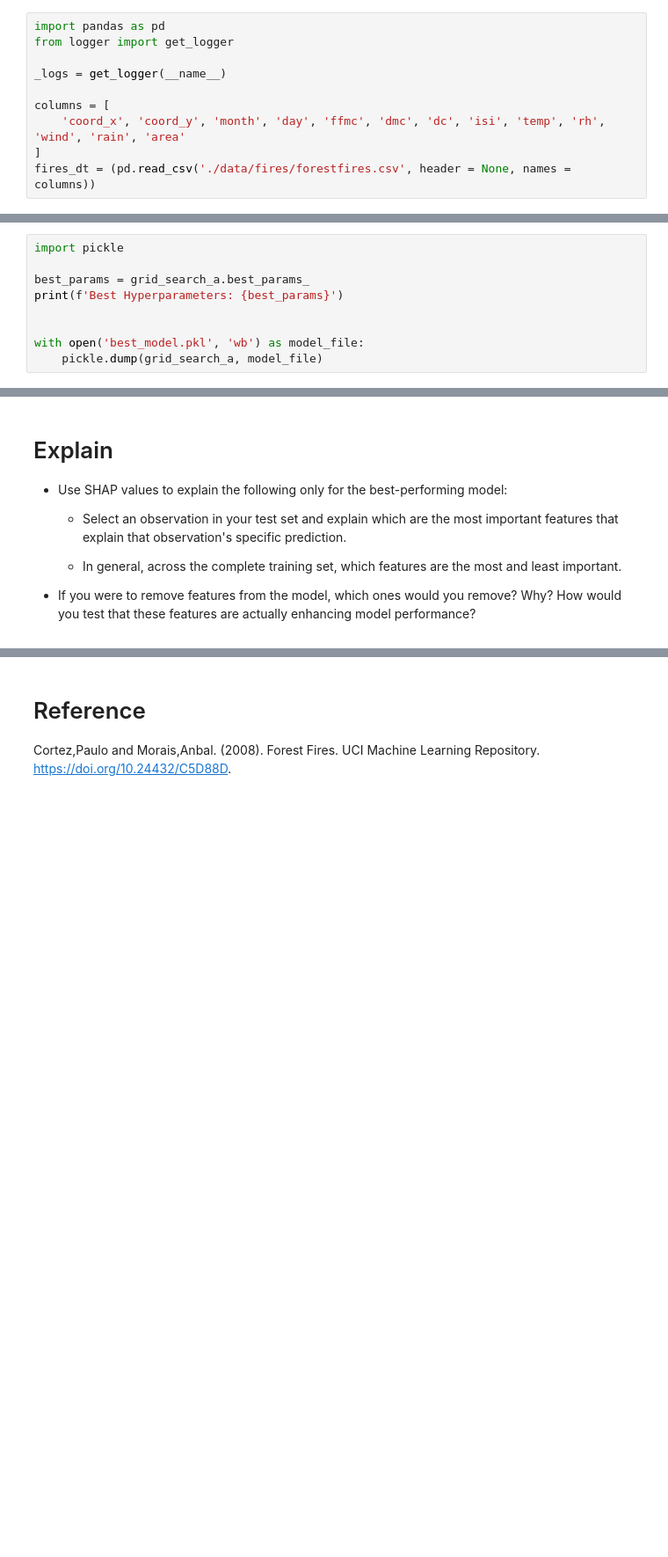
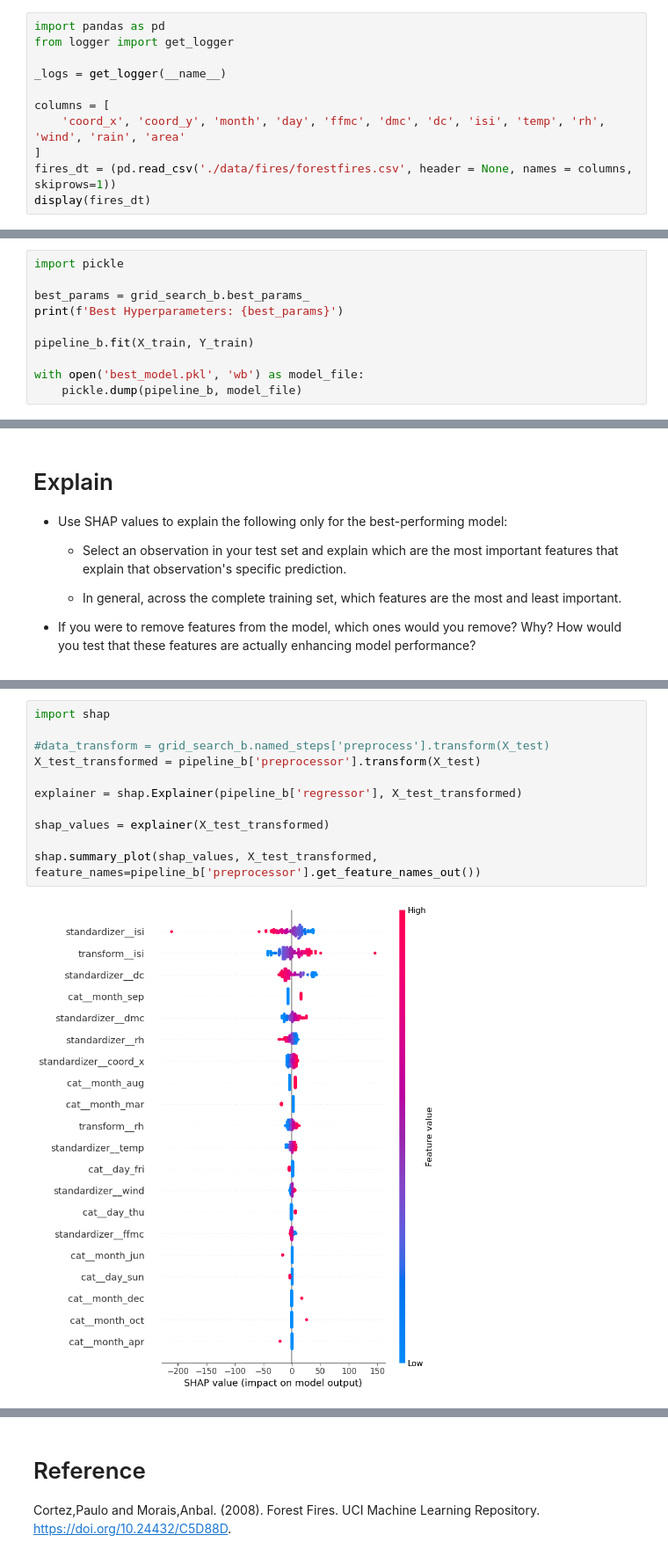
Before and after one commit to alex-yatseyko/scaling_to_production, a Jupyter notebook: 02_activities/assignments/assignment_3.ipynb, the cells around one changed output, grey strips where cells are left out. Shown at 88% size. Drawn from its saved outputs; the diff is of its cells as text; blank space fills up the shorter version.

Commit message:
shap added

```diff
--- a/02_activities/assignments/assignment_3.ipynb
+++ b/02_activities/assignments/assignment_3.ipynb
@@ -74,4 +74,5 @@ _logs = get_logger(__name__)
 columns = [
     'coord_x', 'coord_y', 'month', 'day', 'ffmc', 'dmc', 'dc', 'isi', 'temp', 'rh', 'wind', 'rain', 'area'
 ]
-fires_dt = (pd.read_csv('./data/fires/forestfires.csv', header = None, names = columns))
+fires_dt = (pd.read_csv('./data/fires/forestfires.csv', header = None, names = columns, skiprows=1))
+display(fires_dt)
@@ -306,12 +315,13 @@ From these results, Pipeline A seems to have the best performance, with the high
 # %%
 import pickle
 
-best_params = grid_search_a.best_params_
+best_params = grid_search_b.best_params_
 print(f'Best Hyperparameters: {best_params}')
 
+pipeline_b.fit(X_train, Y_train)
 
 with open('best_model.pkl', 'wb') as model_file:
-    pickle.dump(grid_search_a, model_file)
+    pickle.dump(pipeline_b, model_file)
 # %% [output]
 Best Hyperparameters: {'regressor__copy_X': True, 'regressor__fit_intercept': False, 'regressor__n_jobs': None, 'regressor__positive': True}
 # %% [markdown]
@@ -354,0 +337,13 @@ ValueError: could not convert string to float: 'X'
+# %%
+import shap
+
+#data_transform = grid_search_b.named_steps['preprocess'].transform(X_test)
+X_test_transformed = pipeline_b['preprocessor'].transform(X_test)
+
+explainer = shap.Explainer(pipeline_b['regressor'], X_test_transformed)
+
+shap_values = explainer(X_test_transformed)
+
+shap.summary_plot(shap_values, X_test_transformed, feature_names=pipeline_b['preprocessor'].get_feature_names_out())
+# %% [output]
+[figure, added]
```
Also changed, not shown: parts of 14 cells of this notebook.
